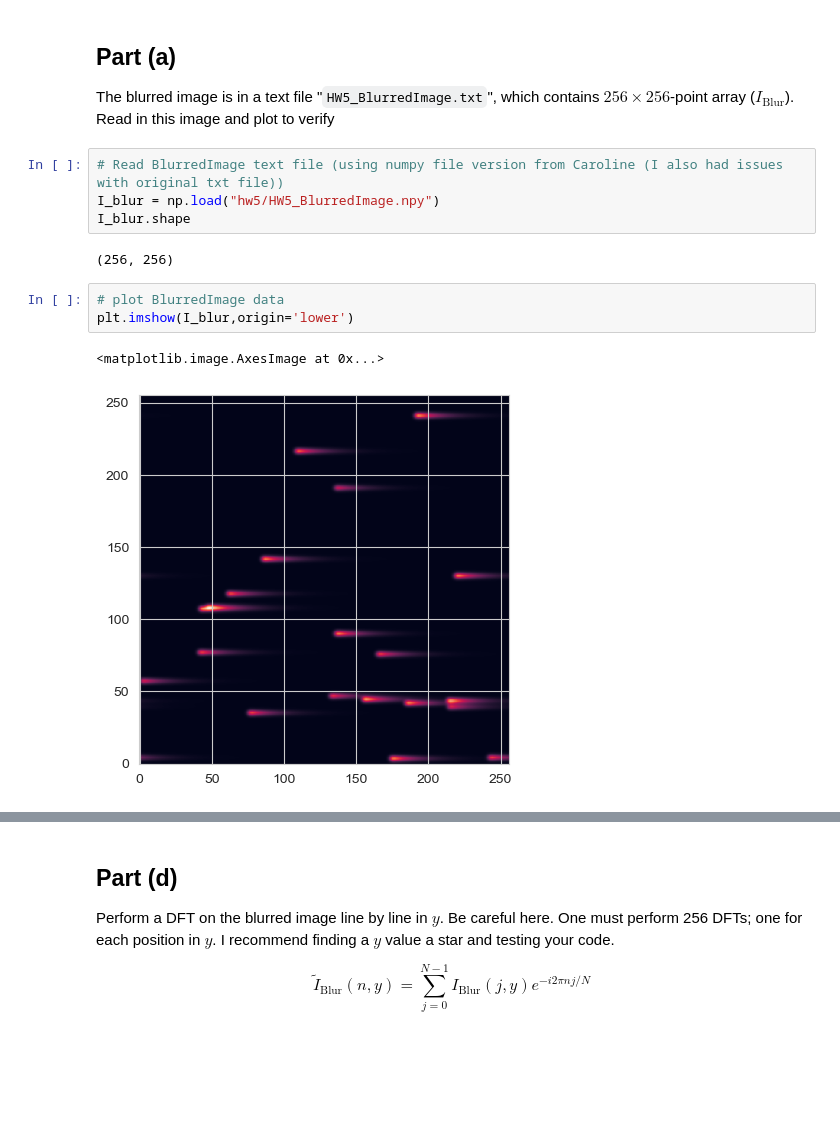
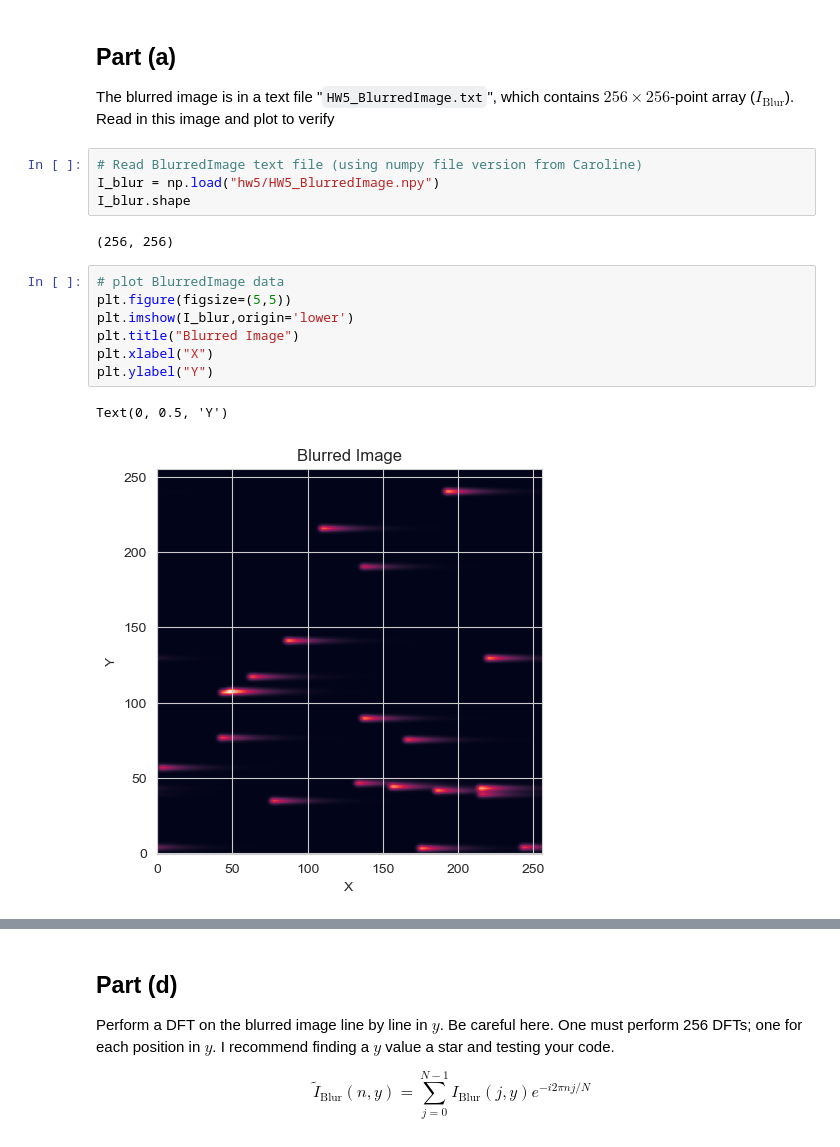
Before and after one commit to Rokkaan5/Code-Reference-Notebook, a Jupyter notebook: CU-Boulder/AstroPhys/HW/hw5/hw5.ipynb, the cells around one changed output, grey strips where cells are left out. Saved outputs shown, nothing was run; the diff lists cells and outputs as text; blank space fills up the shorter version.

```diff
--- a/CU-Boulder/AstroPhys/HW/hw5/hw5.ipynb
+++ b/CU-Boulder/AstroPhys/HW/hw5/hw5.ipynb
@@ -210,17 +210,21 @@ Examine the two images below.
 ## Part (a)
 The blurred image is in a text file "`HW5_BlurredImage.txt`", which contains $256 \times 256$-point array ($I_{\text{Blur}}$). Read in this image and plot to verify
 # %%
-# Read BlurredImage text file (using numpy file version from Caroline (I also had issues with original txt file))
+# Read BlurredImage text file (using numpy file version from Caroline)
 I_blur = np.load("hw5/HW5_BlurredImage.npy")
 I_blur.shape
 # %% [output]
 (256, 256)
 # %%
 # plot BlurredImage data
+plt.figure(figsize=(5,5))
 plt.imshow(I_blur,origin='lower')
+plt.title("Blurred Image")
+plt.xlabel("X")
+plt.ylabel("Y")
 # %% [output]
-<matplotlib.image.AxesImage at 0x...>
+Text(0, 0.5, 'Y')
-[figure, old version]
+[figure, new version]
 # %% [markdown]
 ## Part (b)
 Fortunately, the transfer function is fairly well known. It is in the text file "`HW5_TransferFunc.txt`", which contains a 256-point array. The transfer function and it's DFT are shown below.
```
Also changed, not shown: parts of 6 cells of this notebook, 5 other files.
